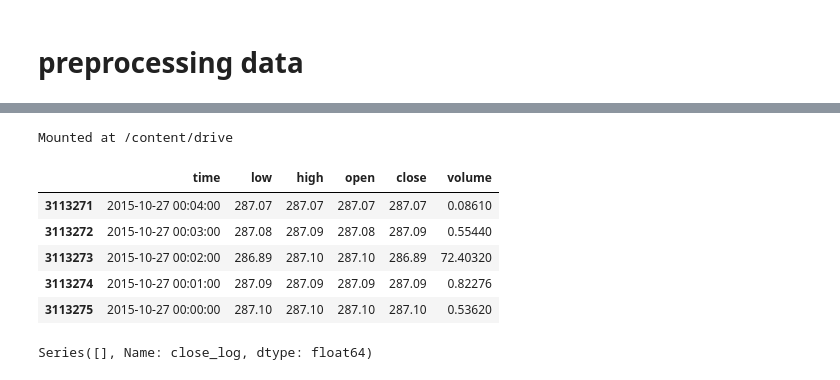
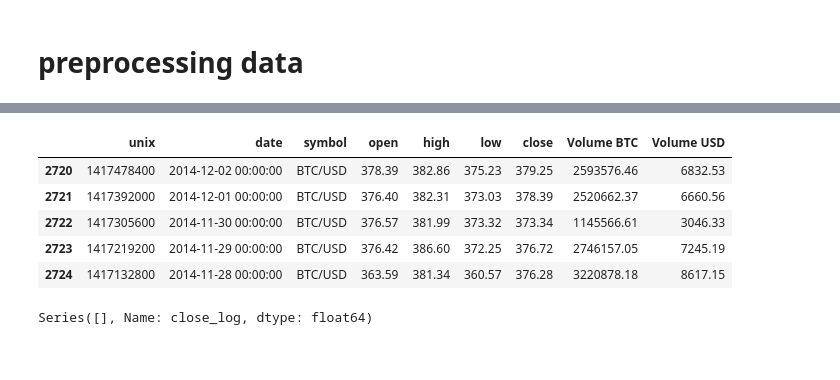
Before and after one commit to webflax/TF-Model, a Jupyter notebook: btc_V0_2.ipynb, the cells around one changed output, grey strips where cells are left out. Saved outputs shown, nothing was run; the diff lists cells and outputs as text; code cells hidden in the pictures.

```diff
--- a/btc_V0_2.ipynb
+++ b/btc_V0_2.ipynb
@@ -53,19 +53,15 @@ Successfully installed pandas-ta-0.3.14b0
 # %%
 import pandas_ta as ta
 # %%
-from google.colab import drive
-drive.mount('/content/drive')
-path_to_file = "./drive/MyDrive/btc_ohlc_Oct_2015_to_Oct_2021.csv"
+path_to_file = "btc_ohlc_Oct_2015_to_Oct_2021.csv"
-# %% [output]
-Mounted at /content/drive
 # %%
-btc_input_df = pd.read_csv(path_to_file)
+btc_input_df = pd.read_csv(path_to_file, skiprows=1)
 btc_input_df.tail()
 # %% [output]
-|  | time | low | high | open | close | volume |
-| 3113271 | 2015-10-27 00:04:00 | 287.07 | 287.07 | 287.07 | 287.07 | 0.08610 |
-| 3113272 | 2015-10-27 00:03:00 | 287.08 | 287.09 | 287.08 | 287.09 | 0.55440 |
-| 3113273 | 2015-10-27 00:02:00 | 286.89 | 287.10 | 287.10 | 286.89 | 72.40320 |
-| 3113274 | 2015-10-27 00:01:00 | 287.09 | 287.09 | 287.09 | 287.09 | 0.82276 |
-| 3113275 | 2015-10-27 00:00:00 | 287.10 | 287.10 | 287.10 | 287.10 | 0.53620 |
+|  | unix | date | symbol | open | high | low | close | Volume BTC | Volume USD |
+| 2720 | 1417478400 | 2014-12-02 00:00:00 | BTC/USD | 378.39 | 382.86 | 375.23 | 379.25 | 2593576.46 | 6832.53 |
+| 2721 | 1417392000 | 2014-12-01 00:00:00 | BTC/USD | 376.40 | 382.31 | 373.03 | 378.39 | 2520662.37 | 6660.56 |
+| 2722 | 1417305600 | 2014-11-30 00:00:00 | BTC/USD | 376.57 | 381.99 | 373.32 | 373.34 | 1145566.61 | 3046.33 |
+| 2723 | 1417219200 | 2014-11-29 00:00:00 | BTC/USD | 376.42 | 386.60 | 372.25 | 376.72 | 2746157.05 | 7245.19 |
+| 2724 | 1417132800 | 2014-11-28 00:00:00 | BTC/USD | 363.59 | 381.34 | 360.57 | 376.28 | 3220878.18 | 8617.15 |
 # %%
```
Also changed, not shown: parts of 14 cells of this notebook, 22 other files.
